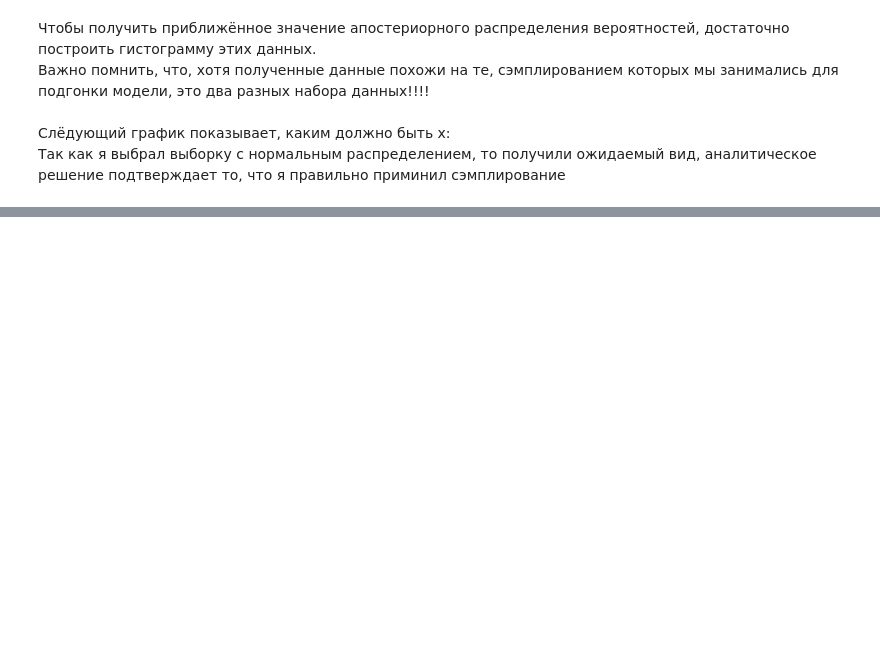
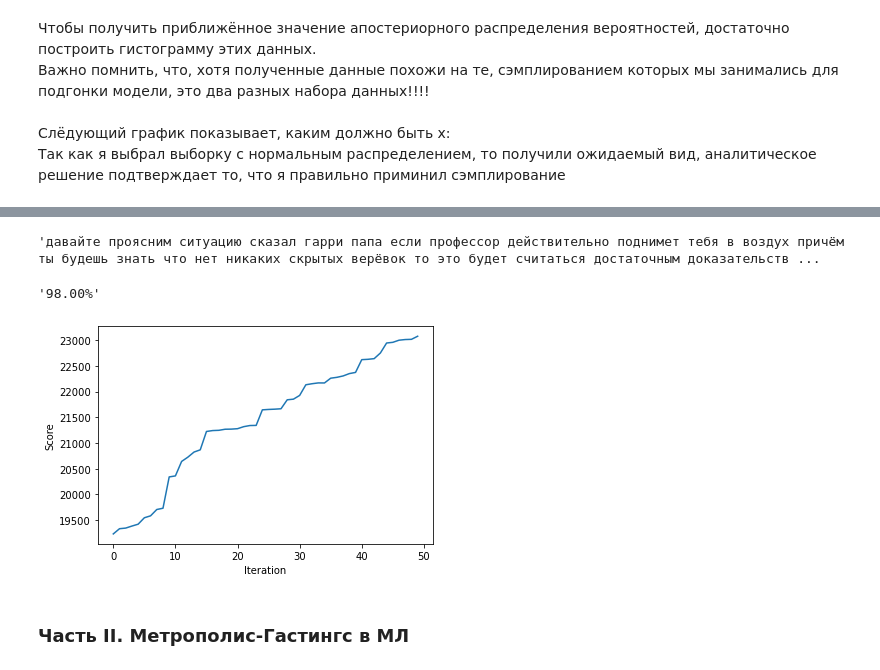
Before and after one commit to HronoSF/MCMC_20, a Jupyter notebook: Metropolis-Hastings-Algorithm.ipynb, the cells around one changed output, grey strips where cells are left out. Cells and saved outputs as stored; diff of their text form; code cells hidden in the pictures; blank space fills up the shorter version.

```diff
--- a/Metropolis-Hastings-Algorithm.ipynb
+++ b/Metropolis-Hastings-Algorithm.ipynb
@@ -271,0 +307,2 @@ _ = plt.legend();
+# %%
+alphabet, model = train_model('война_и_мир.txt')
@@ -271,0 +412,12 @@ _ = plt.legend();
+# %%
+decryptor = MetropolisHastingsDecryptor(alphabet, model)
+decryptor.naive = False
+
+
+decryptor.start_from_text_part(encrypted ,stat=True)
+
+print('Строка:\n' ,initial[:150])
+print('\nЗакодированная строка:\n' ,encrypted[:150])
+print('\nРаскодированная строка начальным сопостовлением:\n' , decryptor.final()[:150])
+print('\nНачальным сопоставление:\n')
+decryptor.get_map()
@@ -271,0 +442,2 @@ _ = plt.legend();
+# %%
+decryptor.run(40000, logging=True, print_every=1000, length=80, early_stop=None)
@@ -271,0 +462,14 @@ _ = plt.legend();
+# %%
+decryptor.final()
+# %% [output]
+'давайте проясним ситуацию сказал гарри папа если профессор действительно поднимет тебя в воздух причём ты будешь знать что нет никаких скрытых верёвок то это будет считаться достаточным доказательств ...
+# %%
+decryptor.acc_rate()
+# %% [output]
+'98.00%'
+# %%
+decryptor.plot()
+# %% [output]
+[figure, added]
+# %% [markdown]
+### Часть II. Метрополис-Гастингс в МЛ ###
```
Also changed, not shown: parts of 17 cells of this notebook, 5 other files.
